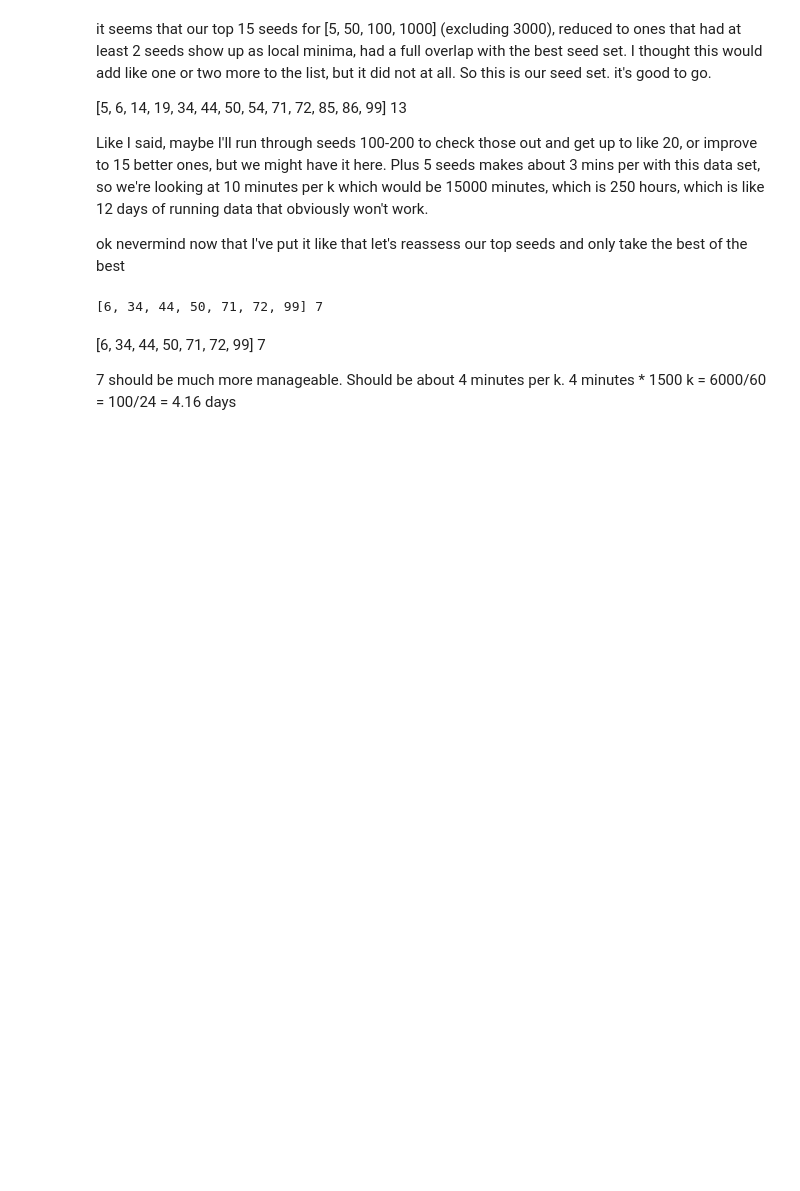
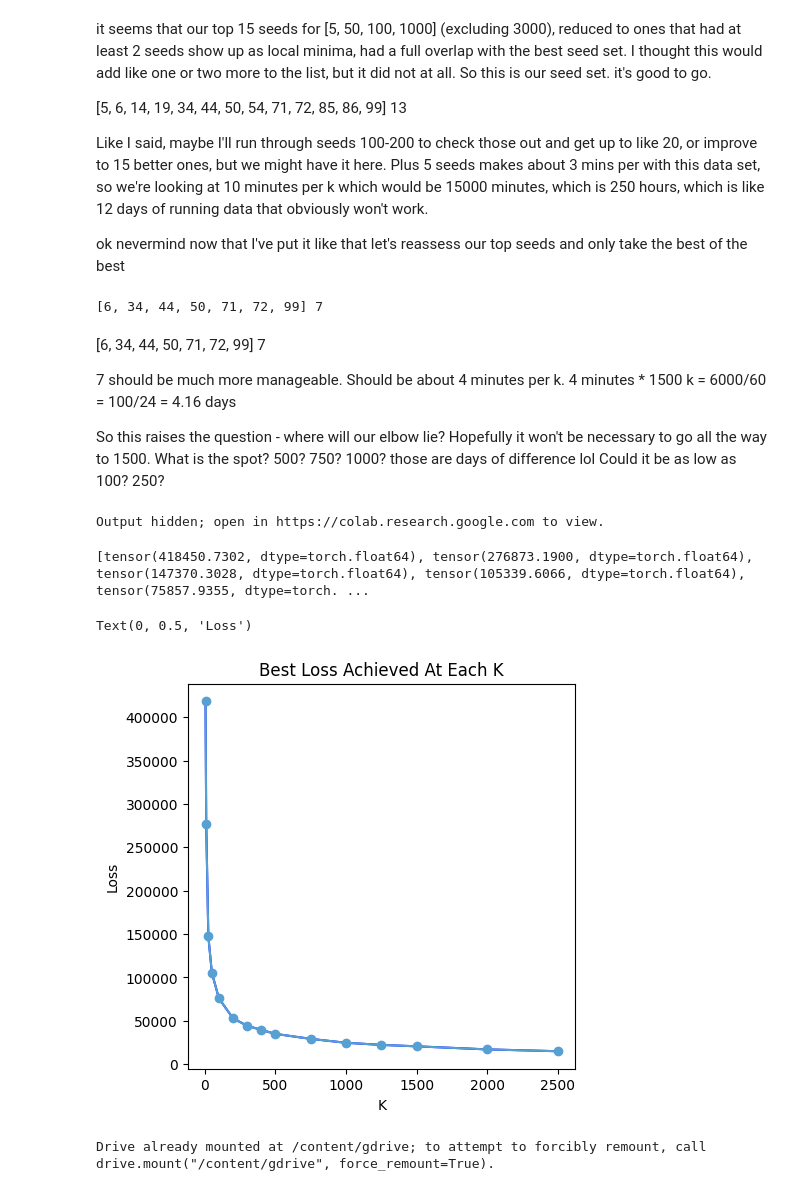
Before and after one commit to Tyrowo/county-population-clustering, a Jupyter notebook: K-Means Clustering.ipynb, the cells around one changed output. Drawn from its saved outputs; the diff is of its cells as text; code cells hidden in the pictures; blank space fills up the shorter version.

```diff
--- a/K-Means Clustering.ipynb
+++ b/K-Means Clustering.ipynb
@@ -629,3 +629,46 @@ print(sorted(list(real_best_seeds)), len(real_best_seeds))
 
 7 should be much more manageable. Should be about 4 minutes per k.
 4 minutes * 1500 k = 6000/60 = 100/24 = 4.16 days
+
+So this raises the question - where will our elbow lie?
+Hopefully it won't be necessary to go all the way to 1500.
+What is the spot? 500? 750? 1000? those are days of difference lol
+Could it be as low as 100? 250?
+# %%
+# refresh our global variables, we don't need a 0 placeholder because indices will not correlate with k
+k_best_seeds = []
+k_losses = []
+k_best_init_centroids = []
+k_best_final_centroids = []
+k_all_seeds_resulting_loss = []
+k_best_centroid_count = []
+
+seeds = sorted(list(real_best_seeds))
+ks = [5, 10, 25, 50, 100, 200, 300, 400, 500, 750, 1000, 1250, 1500, 2000, 2500] # with 15 ks at 4 minutes a piece this should take an hour
+for k in ks:
+  k_means(k, seeds)
+# %% [output]
+Output hidden; open in https://colab.research.google.com to view.
+# %%
+# and then after running our k_means I want to visualize the loss per k
+print(k_losses)
+plt.figure(figsize = (5,5))
+plt.plot(ks, k_losses, c='b', label='Best Loss For K')
+plt.plot(ks, k_losses, c='#56a0d3', marker='o', label='Best Loss For K')
+plt.title(f'Best Loss Achieved At Each K')
+plt.xlabel('K')
+plt.ylabel('Loss')
+# %% [output]
+[tensor(418450.7302, dtype=torch.float64), tensor(276873.1900, dtype=torch.float64), tensor(147370.3028, dtype=torch.float64), tensor(105339.6066, dtype=torch.float64), tensor(75857.9355, dtype=torch. ...
+Text(0, 0.5, 'Loss')
+[figure, added]
+# %%
+# let's try saving one of these pytorch models
+from google.colab import drive
+drive.mount('/content/gdrive')
+
+kmeans_model = [k_best_seeds, k_losses, k_best_init_centroids, k_best_final_centroids, k_all_seeds_resulting_loss, k_best_centroid_count]
+
+torch.save(kmeans_model, '/content/gdrive/My Drive/Colab Notebooks/elbow_projection.pth')
+# %% [output]
+Drive already mounted at /content/gdrive; to attempt to forcibly remount, call drive.mount("/content/gdrive", force_remount=True).
```
Also changed, not shown: parts of 1 cell of this notebook.
